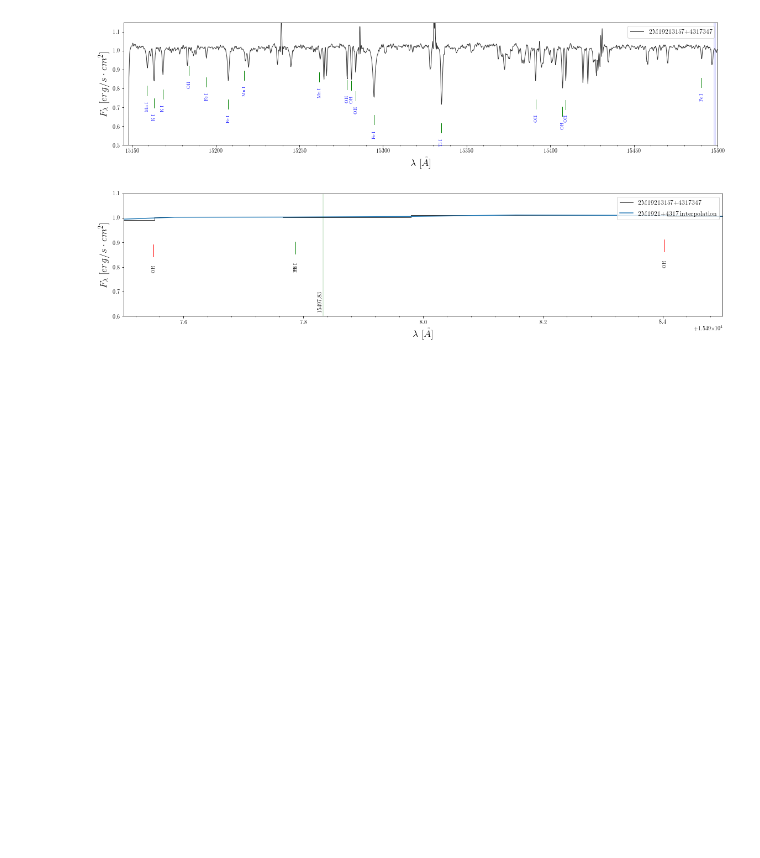
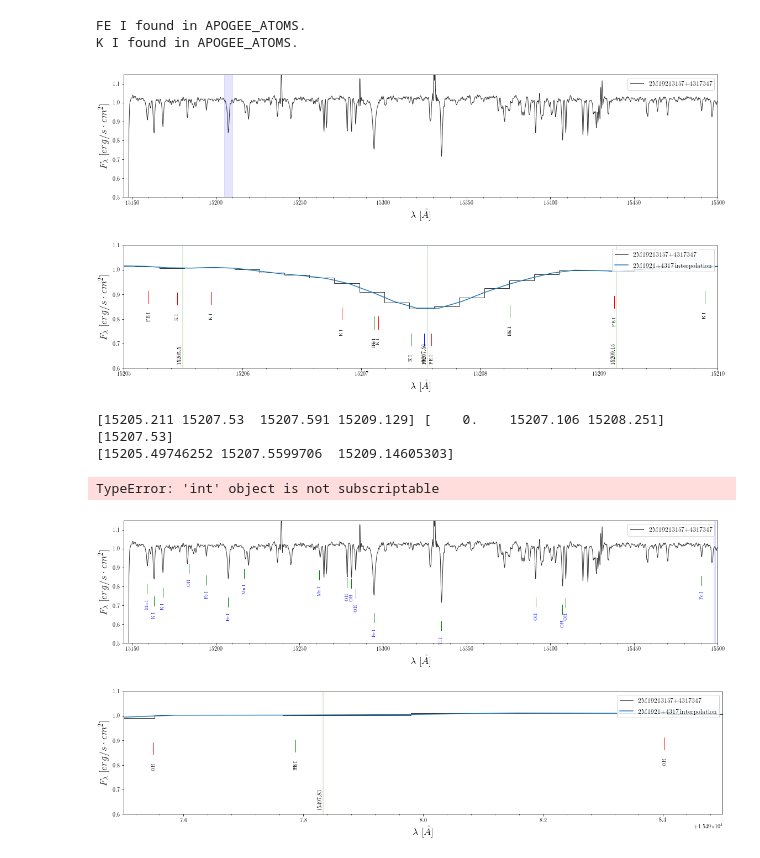
Before and after one commit to jbirky/Mdwarf_project, a Jupyter notebook: line_analysis/ID_lines.ipynb, the cells around one changed output. Cells and saved outputs as stored; diff of their text form; code cells hidden in the pictures; blank space fills up the shorter version.

```diff
--- a/line_analysis/ID_lines.ipynb
+++ b/line_analysis/ID_lines.ipynb
@@ -27,6 +28,49 @@ k  = ['K I', 'K I']
 oh = ['OH', 'OH']
 # %% [markdown]
 ![](../images/souto_spec1.png)
+# %%
+
+
+search = fe
+
+lines = np.array(local_min)
+range_indices = np.where((lines > zoom[0]) & (lines < zoom[1]))[0]
+min_lines = np.array(lines)[range_indices]
+
+species = fe + mg + ca + k
+
+lines1 = ap.searchLines(species=species, libraries=['APOGEE_ATOMS', 'APOGEE_MOLEC'], range=zoom)
+lines2 = ap.searchLines(species=species, libraries=['NIST'], range=zoom)
+lines3 = ap.searchLines(species=species, libraries=['SOUTO'], range=zoom)
+
+broad = [15145,15500]
+zoom  = [15205,15210]
+
+spec.plot(xrange=broad, yrange=[.5,1.15], highlight=[zoom])
+spec.plot(items=['spec'], xrange=zoom, yrange=[.6,1.1], line_lists=[lines1, lines2, lines3], \
+          line_style='short', style='step', objects=[interp], vert_lines=[min_lines])
+
+found1 = lines1[search[1]]
+found2 = lines2[search[0]]
+found3 = lines3[search[0]]
+
+print(found1, found2, found3)
+print(min_lines, '\n')
+
+i = 1
+j = 0
+if i == 0:
+    print(('{},{},{},{},{},{}').format(found1[j], search[0], round(min_lines[0],3), 'APOGEE', zoom[0][0], zoom[0][1]))
+elif i == 1:
+    print(('{},{},{},{},{},{}').format(found2[j], search[0], round(min_lines[0],3), 'NIST', zoom[0][0], zoom[0][1]))
+# %% [output]
+FE I found in APOGEE_ATOMS.
+K I found in APOGEE_ATOMS.
+[figure, added]
+[figure, added]
+[15205.211 15207.53  15207.591 15209.129] [    0.    15207.106 15208.251] [15207.53]
+[15205.49746252 15207.5599706  15209.14605303]
+TypeError: 'int' object is not subscriptable
 # %%
 zoom = [[15497.5,15498.5]]
 
```
Also changed, not shown: parts of 5 cells of this notebook, 16 other files.
